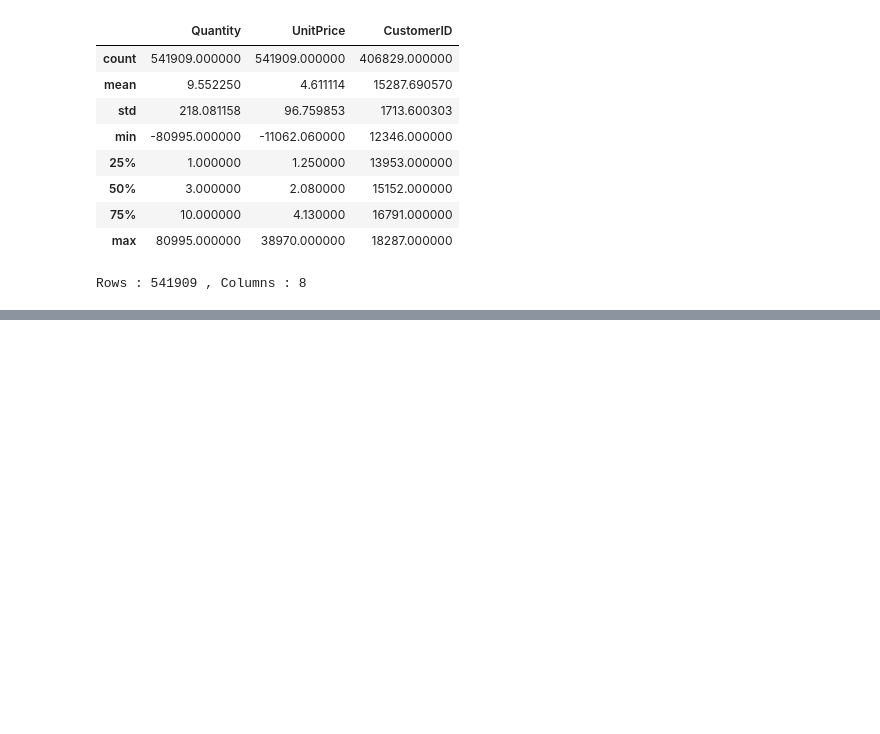
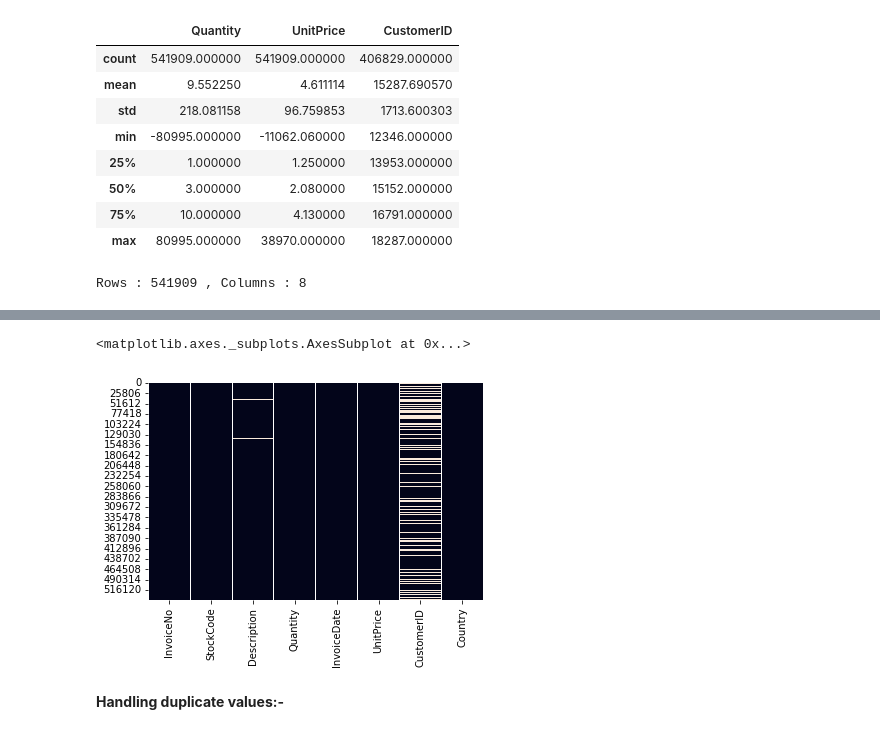
Before and after one commit to Shashankshekharpandey/Online-retail-customer-segmentation, a Jupyter notebook: Online_retail_customer_Segmentation.ipynb, the cells around one changed output, grey strips where cells are left out. Cells and saved outputs as stored; diff of their text form; code cells hidden in the pictures; blank space fills up the shorter version.

```diff
--- a/Online_retail_customer_Segmentation.ipynb
+++ b/Online_retail_customer_Segmentation.ipynb
@@ -73,0 +90,8 @@ Rows : 541909 , Columns : 8
+# %%
+# Plot the heat map to show the occurance of missing values in our dataframe
+sns.heatmap(data.isnull(), cbar=False)
+# %% [output]
+<matplotlib.axes._subplots.AxesSubplot at 0x...>
+[figure, added]
+# %% [markdown]
+**Handling duplicate values:-**
```
Also changed, not shown: parts of 22 cells of this notebook.
